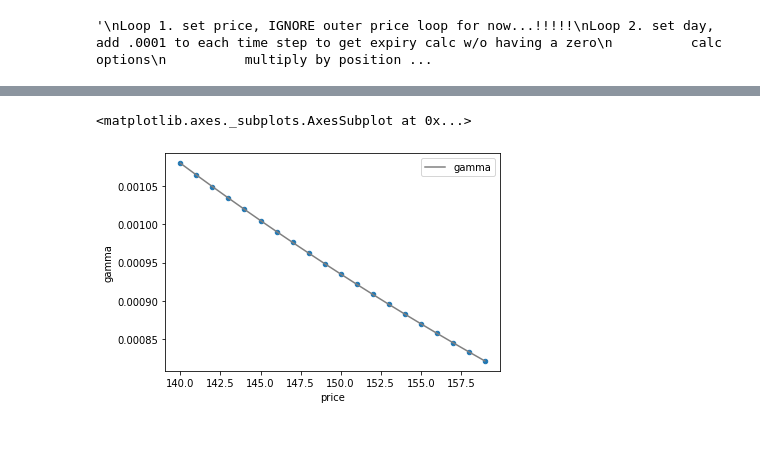
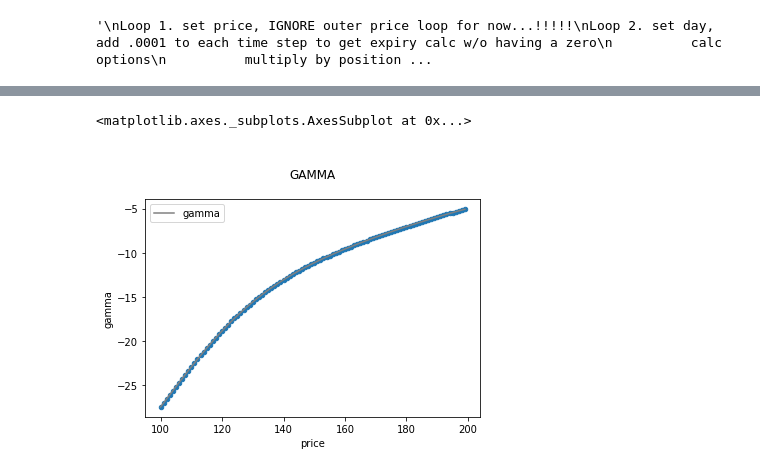
Before and after one commit to jimtoberfest/options_notebooks, a Jupyter notebook: synthetic_variance_swap.ipynb, the cells around one changed output, grey strips where cells are left out. Drawn from its saved outputs; the diff is of its cells as text; code cells hidden in the pictures; blank space fills up the shorter version.

Commit message:
Calculating all greeks with ATM vol flattens dollar gamma curve

```diff
--- a/synthetic_variance_swap.ipynb
+++ b/synthetic_variance_swap.ipynb
@@ -132,7 +134,7 @@ v_ops = options_final.copy()
 # %%
 v_ops['wt_K'] = round(v_ops['weighted_K'])
 
-v_ops['wt_K'] = v_ops['weighted_K']
+# v_ops['wt_K'] = v_ops['weighted_K']
 # %% [markdown]
 #Calc Position Greeks
 # %%
@@ -228,7 +229,7 @@ holding = pd.DataFrame(columns=columns)
 
 # Days Loop
 for days in range(1, 29):
-  days = days + .001
+  days = days
 
 
   values = []
@@ -245,6 +246,7 @@ for days in range(1, 29):
     r = 1.01
     t = days
     v = v_ops.iloc[i]['impliedVolatility']
+    # v = .80
     type = v_ops.iloc[i]['type']
 
     # print("inputs: ", K, St, r, t, v, type)
@@ -269,10 +271,10 @@ for days in range(1, 29):
     vega.append(ve)
 
   vs = sum(values) * 100
-  ds = sum(delta) * 100
-  gs = sum(gamma) * 100
-  ts = sum(theta) * 100
-  vegs = sum(vega) * 100
+  ds = sum(delta) * 100 * -1
+  gs = sum(gamma) * 100 * -1
+  ts = sum(theta) * 100 * -1
+  vegs = sum(vega) * 100 * -1
 
   t_list = [days,vs,ds,gs,ts,vegs]
   # print(t_list)
@@ -312,7 +314,9 @@ price_holding = pd.DataFrame(columns=columns)
 
 S = 150
 # Price Loop
-for price in range(140,160):
+base = holding.iloc[27]['value']
+
+for price in range(100,200):
 
   values = []
   delta = []
@@ -326,11 +330,14 @@ for price in range(140,160):
     K = v_ops.iloc[i]['strike']
     St = price
     r = 1.01
-    t = 28
+    t = 15
     v = v_ops.iloc[i]['impliedVolatility']
+    v = .80
+
+
     type = v_ops.iloc[i]['type']
 
-    # print("inputs: ", K, St, r, t, v, type)
+    # print("inputs: ", price,K, St, r, t, v, type)
 
     n = op.black_scholes(K=K, St=St, r=r, t=t,
                       v=v*100, type=type)
@@ -352,15 +359,16 @@ for price in range(140,160):
     vega.append(ve)
 
   vs = sum(values) * 100
-  ds = sum(delta) * 100
-  gs = sum(gamma) * 100
-  ts = sum(theta) * 100
-  vegs = sum(vega) * 100
+  ds = sum(delta) * 100 * -1
+  gs = sum(gamma) * 100 * -1
+  ts = sum(theta) * 100 * -1
+  vegs = sum(vega) * 100 * -1
 
   t_list = [price,vs,ds,gs,ts,vegs]
   # print(t_list)
   price_holding = price_holding.append(pd.Series(t_list, index=price_holding.columns), ignore_index=True)
 # %%
-price_holding['dollar_gamma'] = (price_holding['gamma']/100) * S**2
+price_holding['dollar_gamma'] = (price_holding['gamma']/100) * price_holding['price']**2 * -1
+price_holding['pnl'] = price_holding['value']*-1 + holding.iloc[27]['value']
 price_holding
 # %% [output]
@@ -384,6 +394,6 @@ price_holding
 # %%
 ax = price_holding.plot.scatter(x='price', y='gamma')
-price_holding.plot.line(x='price', y='gamma', ax=ax, color='grey')
+price_holding.plot.line(x='price', y='gamma', ax=ax, color='grey', title='\nGAMMA\n')
 # %% [output]
 <matplotlib.axes._subplots.AxesSubplot at 0x...>
-[figure, old version]
+[figure, new version]
```
Also changed, not shown: parts of 10 cells of this notebook.
